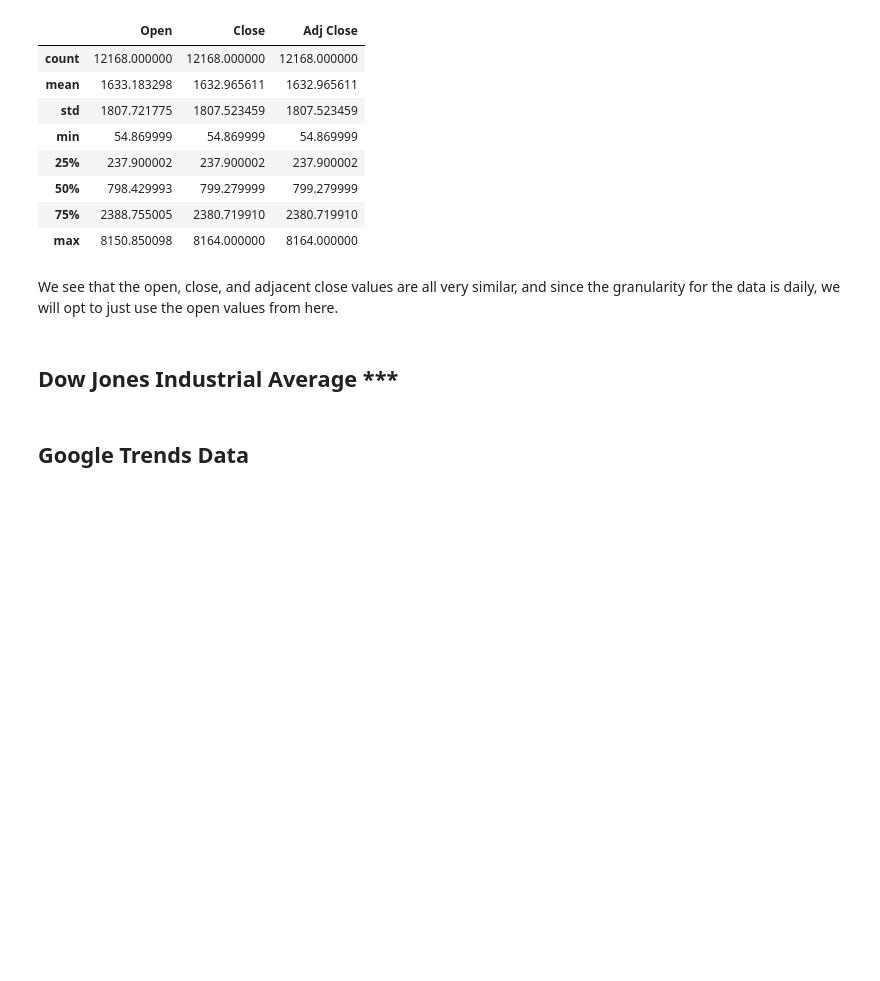
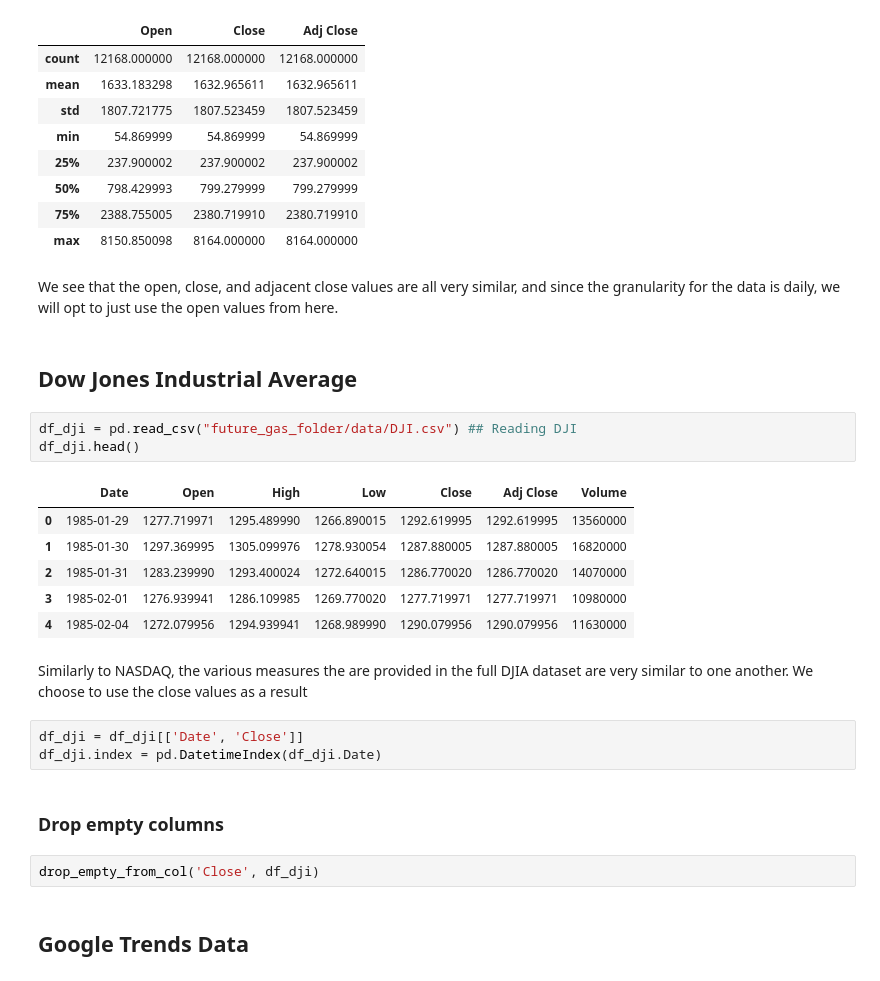
Before and after one commit to Allen-Z-4230/FutureGas, a Jupyter notebook: FinalProject.ipynb, the cells around one changed output. Saved outputs shown, nothing was run; the diff lists cells and outputs as text; blank space fills up the shorter version.

```diff
--- a/FinalProject.ipynb
+++ b/FinalProject.ipynb
@@ -184,7 +184,26 @@ df_nasdaq.describe()
 # %% [markdown]
 We see that the open, close, and adjacent close values are all very similar, and since the granularity for the data is daily, we will opt to just use the open values from here.
 # %% [markdown]
-## Dow Jones Industrial Average ***
+## Dow Jones Industrial Average
+# %%
+df_dji = pd.read_csv("future_gas_folder/data/DJI.csv") ## Reading DJI
+df_dji.head()
+# %% [output]
+|  | Date | Open | High | Low | Close | Adj Close | Volume |
+| 0 | 1985-01-29 | 1277.719971 | 1295.489990 | 1266.890015 | 1292.619995 | 1292.619995 | 13560000 |
+| 1 | 1985-01-30 | 1297.369995 | 1305.099976 | 1278.930054 | 1287.880005 | 1287.880005 | 16820000 |
+| 2 | 1985-01-31 | 1283.239990 | 1293.400024 | 1272.640015 | 1286.770020 | 1286.770020 | 14070000 |
+| 3 | 1985-02-01 | 1276.939941 | 1286.109985 | 1269.770020 | 1277.719971 | 1277.719971 | 10980000 |
+| 4 | 1985-02-04 | 1272.079956 | 1294.939941 | 1268.989990 | 1290.079956 | 1290.079956 | 11630000 |
+# %% [markdown]
+Similarly to NASDAQ, the various measures the are provided in the full DJIA dataset are very similar to one another. We choose to use the close values as a result
+# %%
+df_dji = df_dji[['Date', 'Close']]
+df_dji.index = pd.DatetimeIndex(df_dji.Date)
+# %% [markdown]
+### Drop empty columns
+# %%
+drop_empty_from_col('Close', df_dji)
 # %% [markdown]
 ## Google Trends Data
 # %% [markdown]
```
Also changed, not shown: parts of 8 cells of this notebook.
